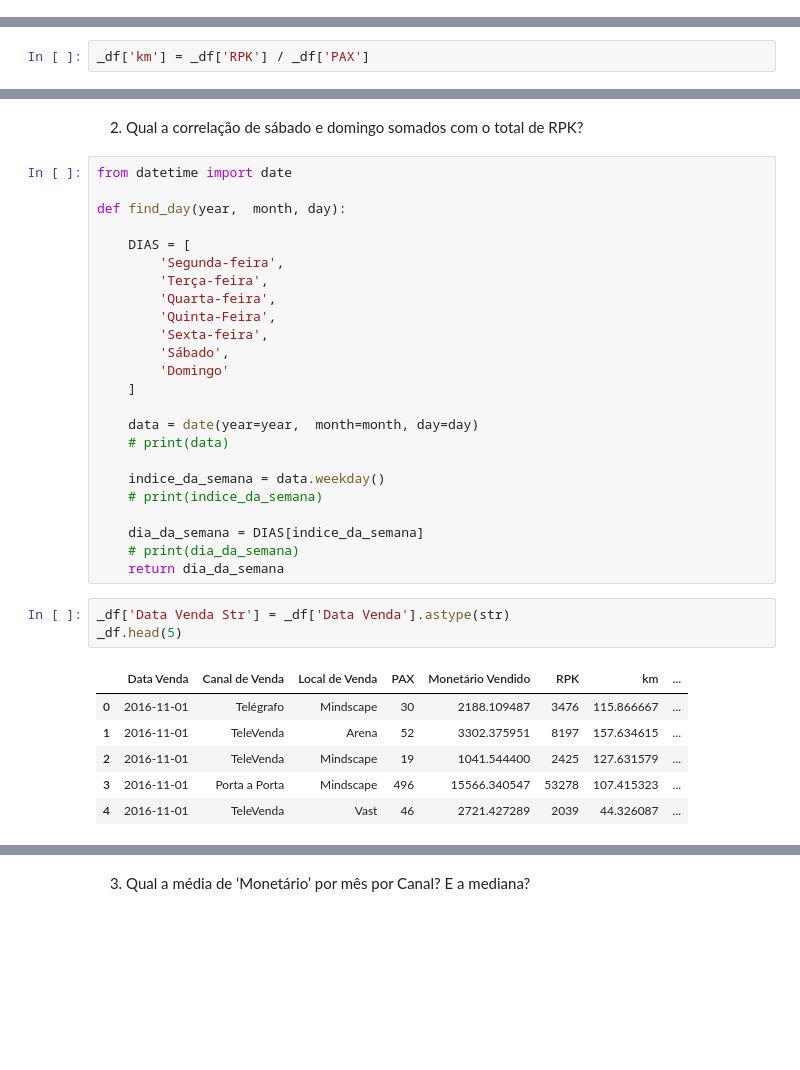
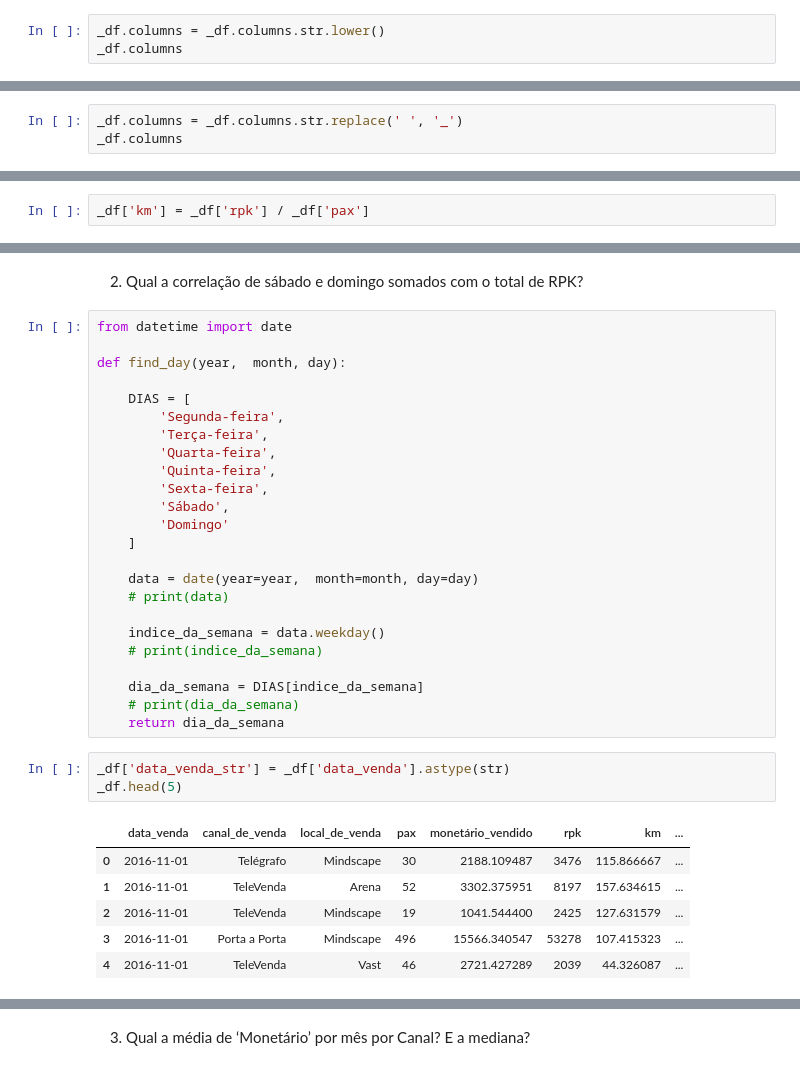
Before and after one commit to alexaugusto23/Gol_Cases, a Jupyter notebook: case01.ipynb, the cells around one changed output, grey strips where cells are left out. Cells and saved outputs as stored; diff of their text form; blank space fills up the shorter version.

```diff
--- a/case01.ipynb
+++ b/case01.ipynb
@@ -24,3 +28,6 @@ _df.head(2)
 |  | Data Venda | Canal de Venda | Local de Venda | PAX | Monetário Vendido | RPK |
 | 0 | 2016-11-01 | Telégrafo | Mindscape | 30 | 2188.109487 | 3476 |
 | 1 | 2016-11-01 | TeleVenda | Arena | 52 | 3302.375951 | 8197 |
+# %%
+_df.columns = _df.columns.str.lower()
+_df.columns
@@ -26,0 +38,3 @@ _df.head(2)
+# %%
+_df.columns = _df.columns.str.replace(' ', '_')
+_df.columns
@@ -104,7 +122,7 @@ _df.head(5)
 # %% [markdown]
 * Adding km
 # %%
-_df['km'] = _df['RPK'] / _df['PAX']
+_df['km'] = _df['rpk'] / _df['pax']
 # %% [markdown]
 1. Faça um ranking para o número total de PAX por dia da semana.
 # %%
@@ -171,7 +189,7 @@ def find_day(year,  month, day):
         'Segunda-feira',
         'Terça-feira',
         'Quarta-feira',
-        'Quinta-Feira',
+        'Quinta-feira',
         'Sexta-feira',
         'Sábado',
         'Domingo'
@@ -187,10 +205,10 @@ def find_day(year,  month, day):
     # print(dia_da_semana)
     return dia_da_semana
 # %%
-_df['Data Venda Str'] = _df['Data Venda'].astype(str)
+_df['data_venda_str'] = _df['data_venda'].astype(str)
 _df.head(5)
 # %% [output]
-|  | Data Venda | Canal de Venda | Local de Venda | PAX | Monetário Vendido | RPK | km | ... |
+|  | data_venda | canal_de_venda | local_de_venda | pax | monetário_vendido | rpk | km | ... |
 | 0 | 2016-11-01 | Telégrafo | Mindscape | 30 | 2188.109487 | 3476 | 115.866667 | ... |
 | 1 | 2016-11-01 | TeleVenda | Arena | 52 | 3302.375951 | 8197 | 157.634615 | ... |
 | 2 | 2016-11-01 | TeleVenda | Mindscape | 19 | 1041.544400 | 2425 | 127.631579 | ... |
```
Also changed, not shown: parts of 40 cells of this notebook.
